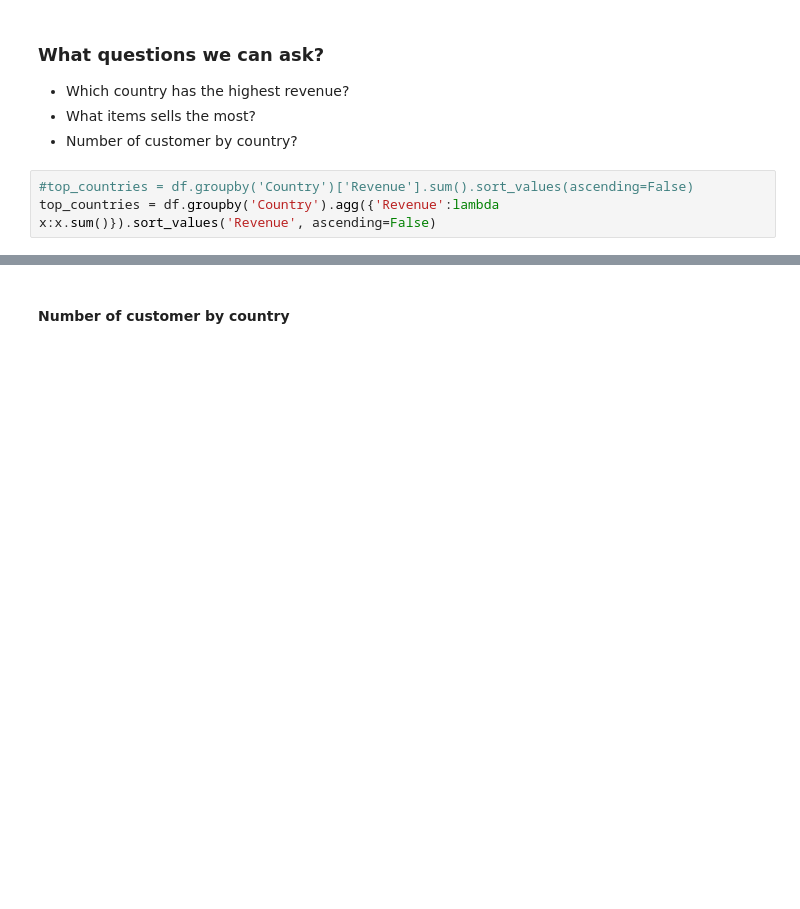
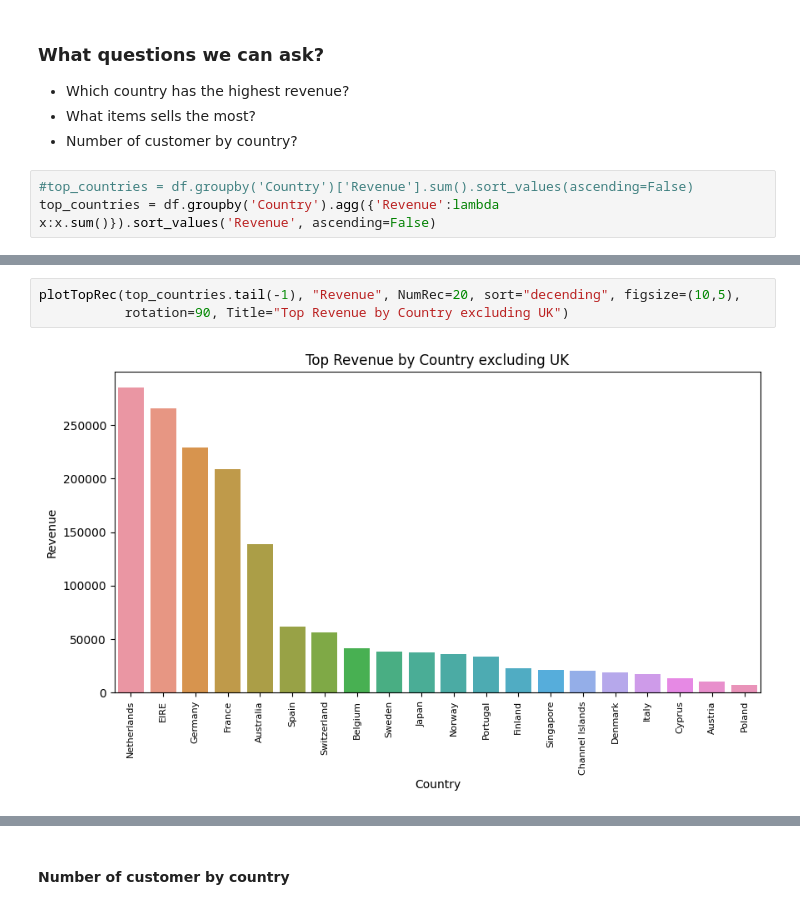
Before and after one commit to Tudped/Exploratory_analysis, a Jupyter notebook: Exploratory_Analysis.ipynb, the cells around one changed output, grey strips where cells are left out. Drawn from its saved outputs; the diff is of its cells as text; blank space fills up the shorter version.

```diff
--- a/Exploratory_Analysis.ipynb
+++ b/Exploratory_Analysis.ipynb
@@ -313,0 +327,5 @@ plotTopRec(top_countries.tail(-1), "Revenue", 20)
+# %%
+plotTopRec(top_countries.tail(-1), "Revenue", NumRec=20, sort="decending", figsize=(10,5),
+           rotation=90, Title="Top Revenue by Country excluding UK")
+# %% [output]
+[figure, added]
```
Also changed, not shown: parts of 16 cells of this notebook.
